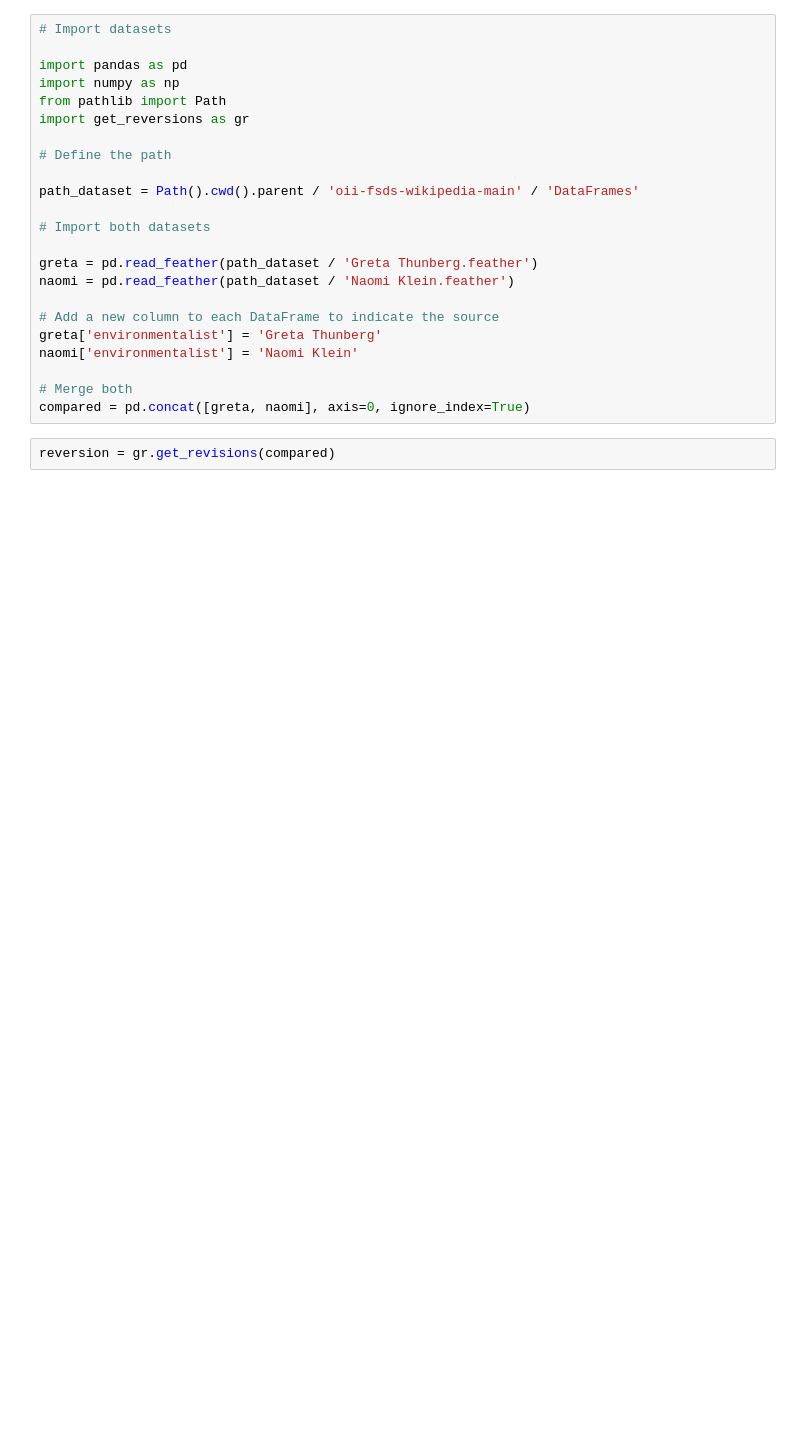
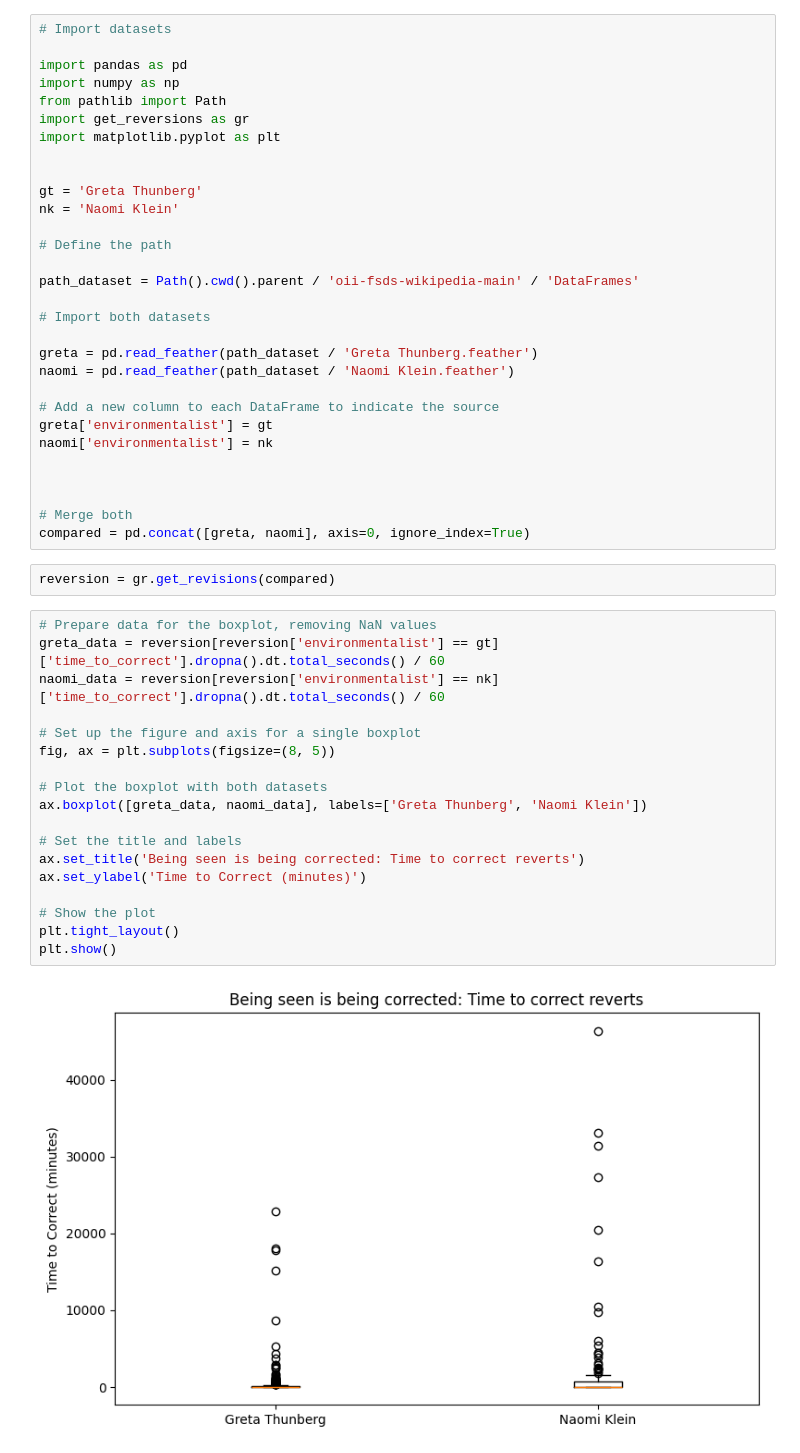
Before and after one commit to priyansha-b/goup-wikipedia-revisions-project, a Jupyter notebook: analysis/check_reversions.ipynb, the cells around one changed output. Saved outputs shown, nothing was run; the diff lists cells and outputs as text; blank space fills up the shorter version.

Commit message:
added relashionships of time to make changes and made a graph of proportion of change

```diff
--- a/analysis/check_reversions.ipynb
+++ b/analysis/check_reversions.ipynb
@@ -5,6 +5,11 @@ import pandas as pd
 import numpy as np
 from pathlib import Path
 import get_reversions as gr
+import matplotlib.pyplot as plt
+
+
+gt = 'Greta Thunberg'
+nk = 'Naomi Klein'
 
 # Define the path
 
@@ -16,10 +21,32 @@ greta = pd.read_feather(path_dataset / 'Greta Thunberg.feather')
 naomi = pd.read_feather(path_dataset / 'Naomi Klein.feather')
 
 # Add a new column to each DataFrame to indicate the source
-greta['environmentalist'] = 'Greta Thunberg'
-naomi['environmentalist'] = 'Naomi Klein'
+greta['environmentalist'] = gt
+naomi['environmentalist'] = nk
+
+
 
 # Merge both
 compared = pd.concat([greta, naomi], axis=0, ignore_index=True)
 # %%
 reversion = gr.get_revisions(compared)
+# %%
+# Prepare data for the boxplot, removing NaN values
+greta_data = reversion[reversion['environmentalist'] == gt]['time_to_correct'].dropna().dt.total_seconds() / 60
+naomi_data = reversion[reversion['environmentalist'] == nk]['time_to_correct'].dropna().dt.total_seconds() / 60
+
+# Set up the figure and axis for a single boxplot
+fig, ax = plt.subplots(figsize=(8, 5))
+
+# Plot the boxplot with both datasets
+ax.boxplot([greta_data, naomi_data], labels=['Greta Thunberg', 'Naomi Klein'])
+
+# Set the title and labels
+ax.set_title('Being seen is being corrected: Time to correct reverts')
+ax.set_ylabel('Time to Correct (minutes)')
+
+# Show the plot
+plt.tight_layout()
+plt.show()
+# %% [output]
+[figure, added]
```
Also changed, not shown: parts of 2 cells of this notebook.
